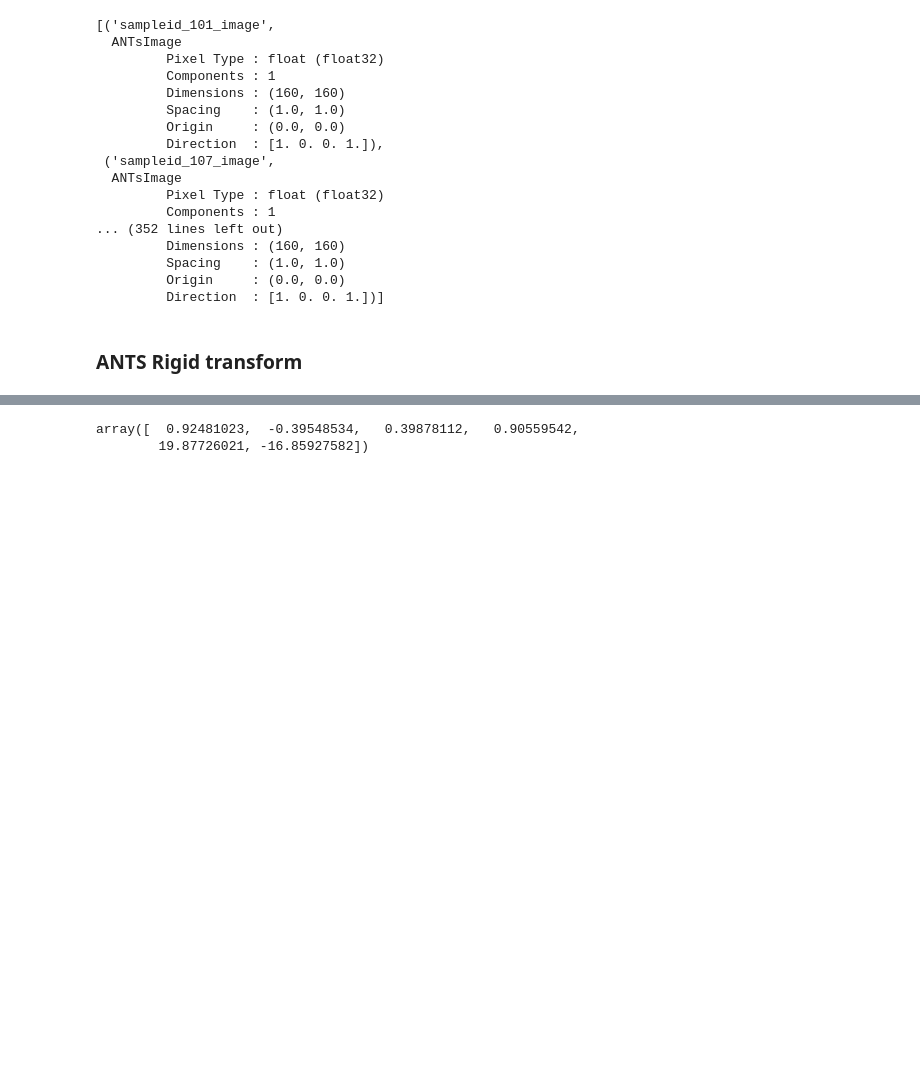
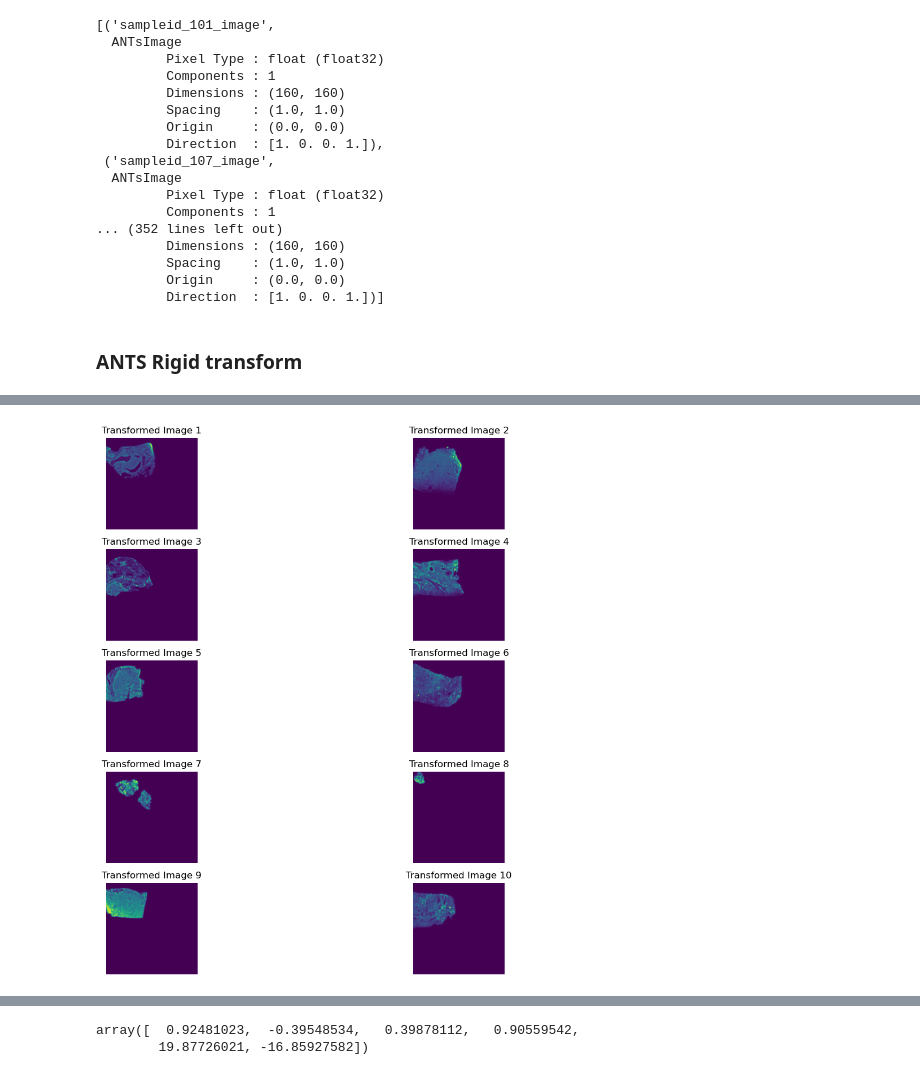
Before and after one commit to Olamiknight/WSIFIR, a Jupyter notebook: Axis_Reg_Registration.ipynb, the cells around one changed output, grey strips where cells are left out. Saved outputs shown, nothing was run; the diff lists cells and outputs as text; code cells hidden in the pictures; blank space fills up the shorter version.

```diff
--- a/Axis_Reg_Registration.ipynb
+++ b/Axis_Reg_Registration.ipynb
@@ -534,0 +415,13 @@ rigid_result_1_res_9
+# %%
+#Plot the first 10 registered images
+fig, axes = plt.subplots(5, 2, figsize=(15, 10))
+axes = axes.flatten()
+for i, (sampleid, transformed_image) in enumerate(registered_images.items()):
+    if i < 10:
+        axes[i].imshow(transformed_image.numpy())
+        axes[i].set_title(f'Transformed Image {i+1}')
+        axes[i].axis('off')
+plt.tight_layout()
+plt.show()
+# %% [output]
+[figure, added]
```
Also changed, not shown: parts of 7 cells of this notebook, 1 other file.
